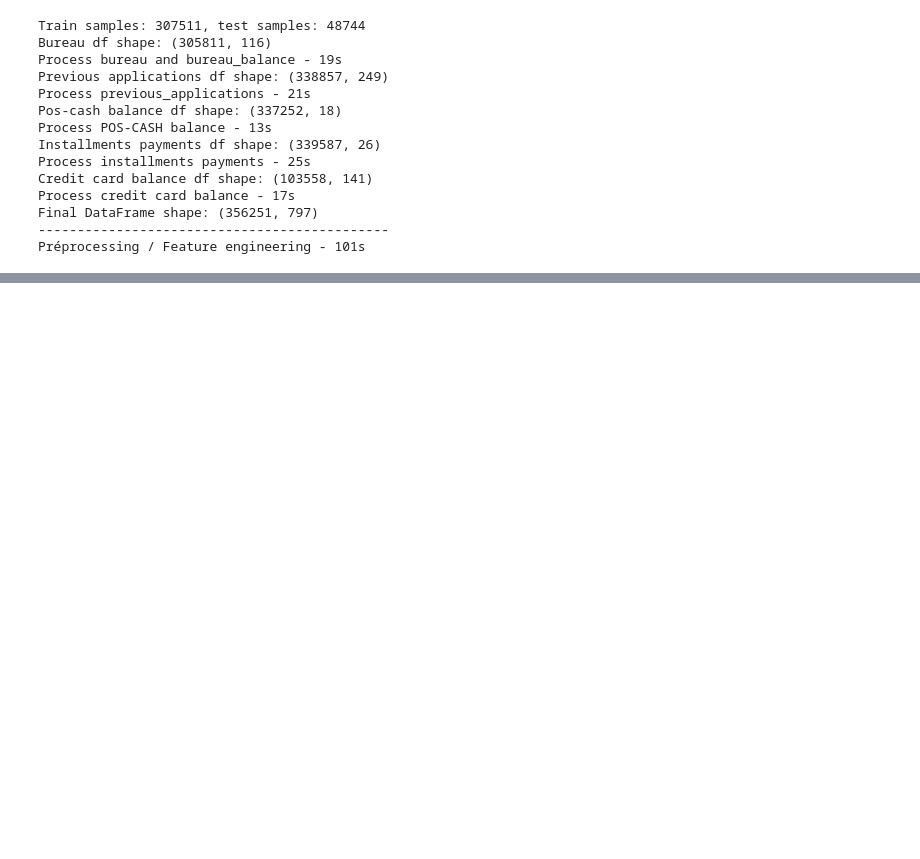
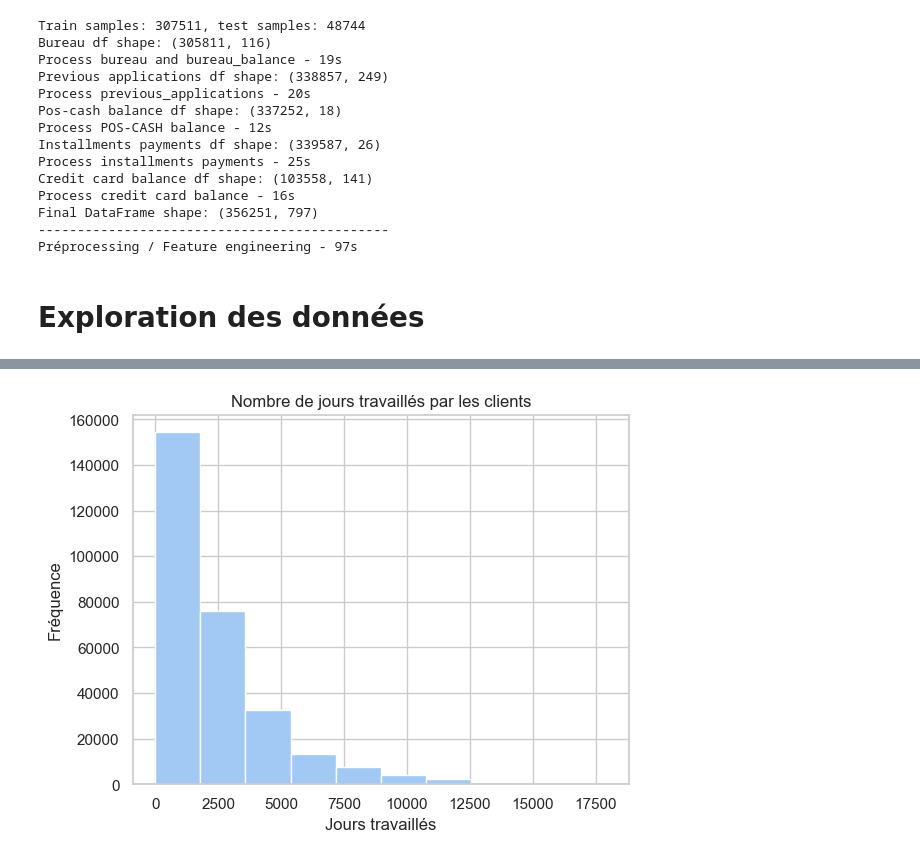
Before and after one commit to m322345/PF6, a Jupyter notebook: Modelisation2.ipynb, the cells around one changed output, grey strips where cells are left out. Drawn from its saved outputs; the diff is of its cells as text; code cells hidden in the pictures; blank space fills up the shorter version.

```diff
--- a/Modelisation2.ipynb
+++ b/Modelisation2.ipynb
@@ -57,9 +84,9 @@ mlflow.set_tracking_uri(mlflow_uri)
 @contextmanager
 def timer(title):
     """Timer"""
-    t0 = time.time()
+    tDebut = time.time()
     yield
-    print("{} - {:.0f}s".format(title, time.time() - t0))
+    print("{} - {:.0f}s".format(title, time.time() - tDebut))
 
 def one_hot_encoder(df, nan_as_category = True):
     """One-hot encoding for categorical columns with get_dummies"""
@@ -307,16 +334,18 @@ Train samples: 307511, test samples: 48744
 Bureau df shape: (305811, 116)
 Process bureau and bureau_balance - 19s
 Previous applications df shape: (338857, 249)
-Process previous_applications - 21s
+Process previous_applications - 20s
 Pos-cash balance df shape: (337252, 18)
-Process POS-CASH balance - 13s
+Process POS-CASH balance - 12s
 Installments payments df shape: (339587, 26)
 Process installments payments - 25s
 Credit card balance df shape: (103558, 141)
-Process credit card balance - 17s
+Process credit card balance - 16s
 Final DataFrame shape: (356251, 797)
 ---------------------------------------------
-Préprocessing / Feature engineering - 101s
+Préprocessing / Feature engineering - 97s
+# %% [markdown]
+# Exploration des données
 # %%
 df_data.describe()
 # %% [output]
@@ -329,3 +358,8 @@ df_data.describe()
 | 50% | 278129.000000 | 0.00000 | 1.000000 | 0.000000 | 0.000000 | 0.000000 | 1.530000e+05 | ... |
 | 75% | 367192.500000 | 0.00000 | 1.000000 | 1.000000 | 1.000000 | 1.000000 | 2.025000e+05 | ... |
 | max | 456255.000000 | 1.00000 | 1.000000 | 1.000000 | 1.000000 | 20.000000 | 1.170000e+08 | ... |
+# %%
+abs(df_data['DAYS_EMPLOYED']).plot.hist(title = 'Nombre de jours travaillés par les clients');
+plt.xlabel('Jours travaillés');plt.ylabel('Fréquence');
+# %% [output]
+[figure, added]
```
Also changed, not shown: parts of 60 cells of this notebook, 11 other files.
